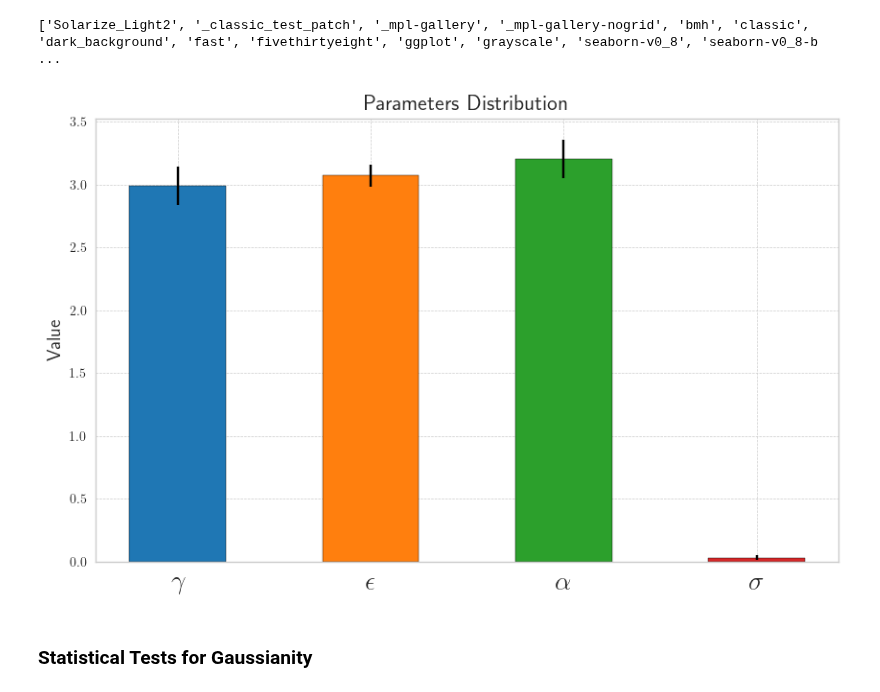
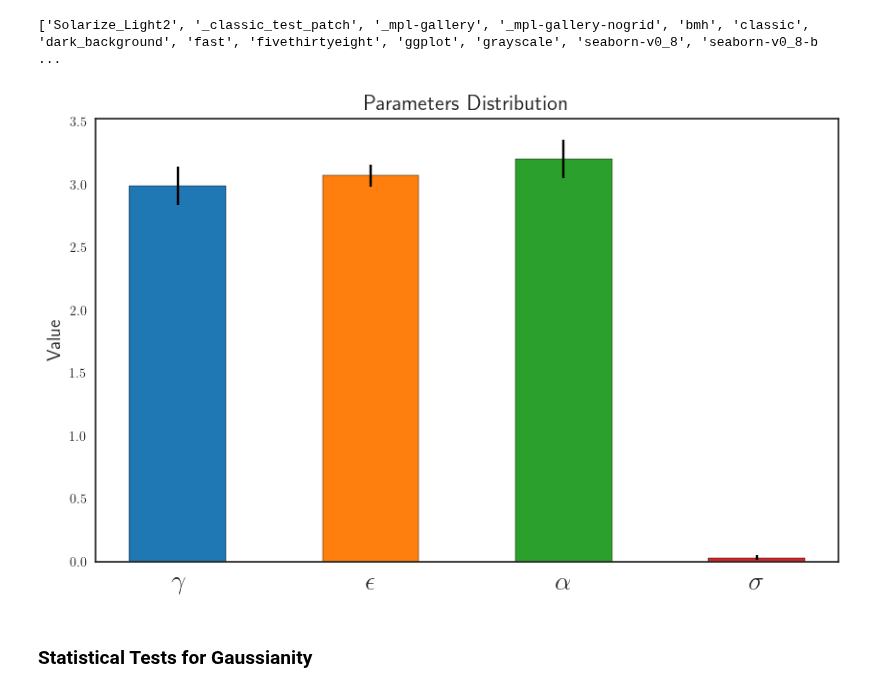
Before and after one commit to flaviaferrus/MotorControlPrediction, a Jupyter notebook: Notebooks/MultipleSubjects.ipynb, the cells around one changed output. Saved outputs shown, nothing was run; the diff lists cells and outputs as text; code cells hidden in the pictures.

```diff
--- a/Notebooks/MultipleSubjects.ipynb
+++ b/Notebooks/MultipleSubjects.ipynb
@@ -338,7 +338,7 @@ def plotting_params_2(parameters: np.ndarray, barWidth=0.5, style_label = 'seabo
     plt.title(r'Parameters Distribution', fontsize=16)
 
     # Adding grid lines
-    plt.grid(False, which='both', linestyle='--', linewidth=0.5)
+    #plt.grid(False, which='both', linestyle='--', linewidth=0.5)
 
     if saving_plot:
 
@@ -364,11 +364,11 @@ print(plt.style.available)
 # %% [output]
 ['Solarize_Light2', '_classic_test_patch', '_mpl-gallery', '_mpl-gallery-nogrid', 'bmh', 'classic', 'dark_background', 'fast', 'fivethirtyeight', 'ggplot', 'grayscale', 'seaborn-v0_8', 'seaborn-v0_8-b ...
 # %%
-plotting_params_2(combined_params, style_label= 'seaborn-whitegrid',
+plotting_params_2(combined_params, style_label= 'seaborn-v0_8-white',
                   saving_plot = True, folder_name = 'fitted_pics',
-                    pic_name = 'params_3')
+                    pic_name = 'params_4')
 # %% [output]
-[figure, old version]
+[figure, new version]
 # %% [markdown]
 ### Statistical Tests for Gaussianity
 # %% [markdown]
```
Also changed, not shown: parts of 2 cells of this notebook.
